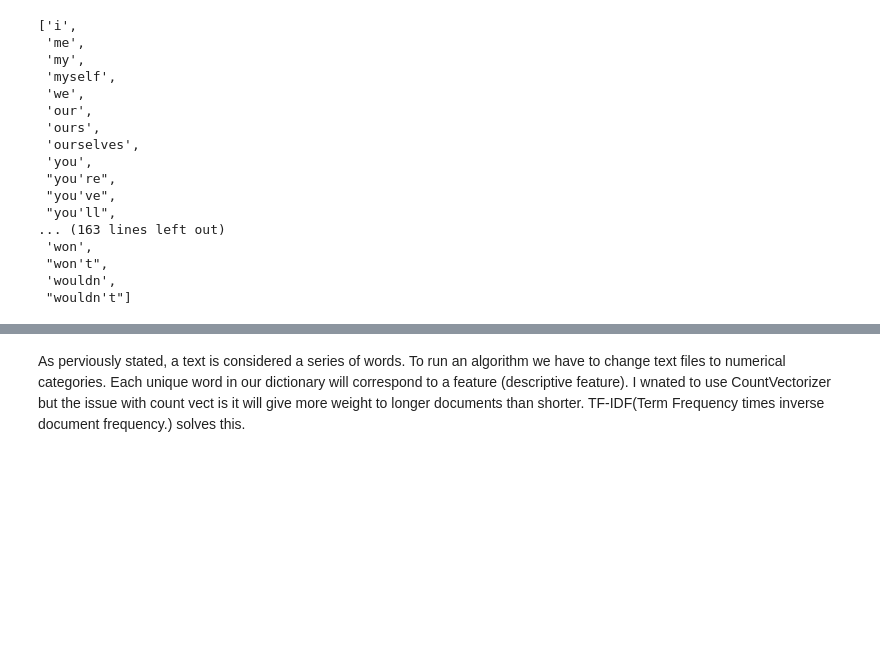
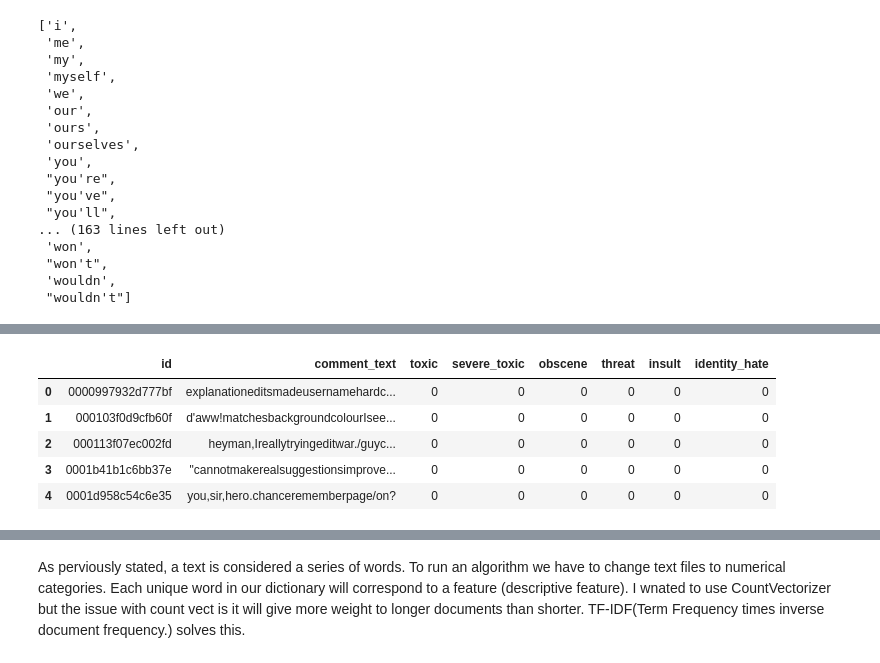
Before and after one commit to datakiptoo/Twitter-Comment-Prediction, a Jupyter notebook: Kiptoo Twitter Toxic comments analysis.ipynb, the cells around one changed output, grey strips where cells are left out. Cells and saved outputs as stored; diff of their text form; code cells hidden in the pictures; blank space fills up the shorter version.

```diff
--- a/Kiptoo Twitter Toxic comments analysis.ipynb
+++ b/Kiptoo Twitter Toxic comments analysis.ipynb
@@ -409,3 +407,10 @@ dataset
 159571 rows × 8 columns
+# %%
+#removing stopwords
+def remove_stopwords(text):
+    sw=set(stopwords)
+    words=text.split()
+    filtered_words=[word for word in words if word not in sw]
+    return ''.join(filtered_words)
 # %%
-dataset["comment_text"] = dataset["comment_text"].apply(lambda x: x[:500])
+dataset['comment_text']=dataset['comment_text'].apply(remove_stopwords)
@@ -434,0 +417,9 @@ def clean_text(text):
+# %%
+dataset.head()
+# %% [output]
+|  | id | comment_text | toxic | severe_toxic | obscene | threat | insult | identity_hate |
+| 0 | 0000997932d777bf | explanationeditsmadeusernamehardc... | 0 | 0 | 0 | 0 | 0 | 0 |
+| 1 | 000103f0d9cfb60f | d'aww!matchesbackgroundcolourIsee... | 0 | 0 | 0 | 0 | 0 | 0 |
+| 2 | 000113f07ec002fd | heyman,Ireallytryingeditwar./guyc... | 0 | 0 | 0 | 0 | 0 | 0 |
+| 3 | 0001b41b1c6bb37e | "cannotmakerealsuggestionsimprove... | 0 | 0 | 0 | 0 | 0 | 0 |
+| 4 | 0001d958c54c6e35 | you,sir,hero.chancerememberpage/on? | 0 | 0 | 0 | 0 | 0 | 0 |
```
Also changed, not shown: parts of 19 cells of this notebook, 1 other file.
